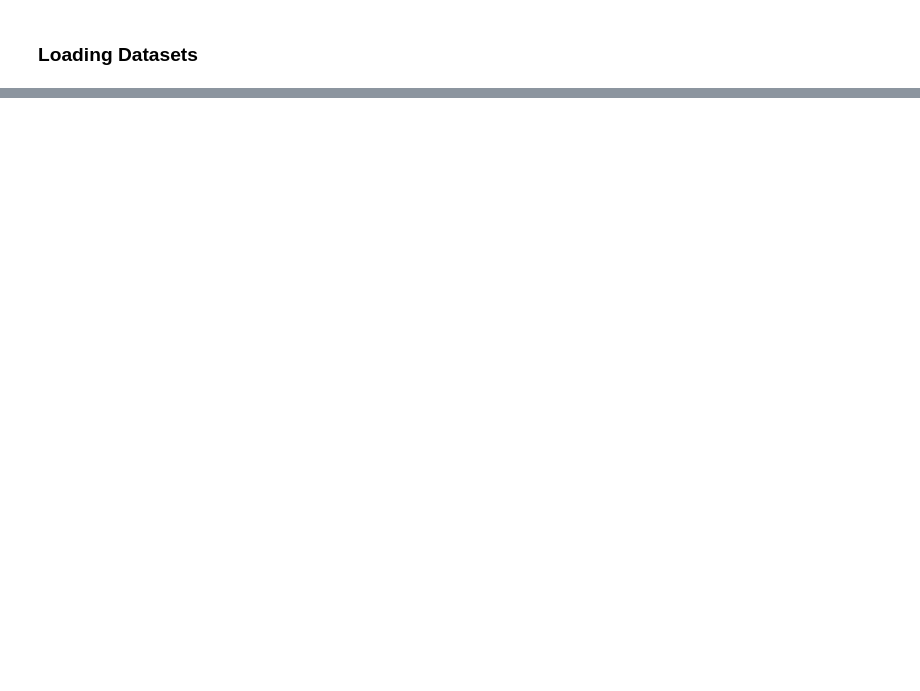
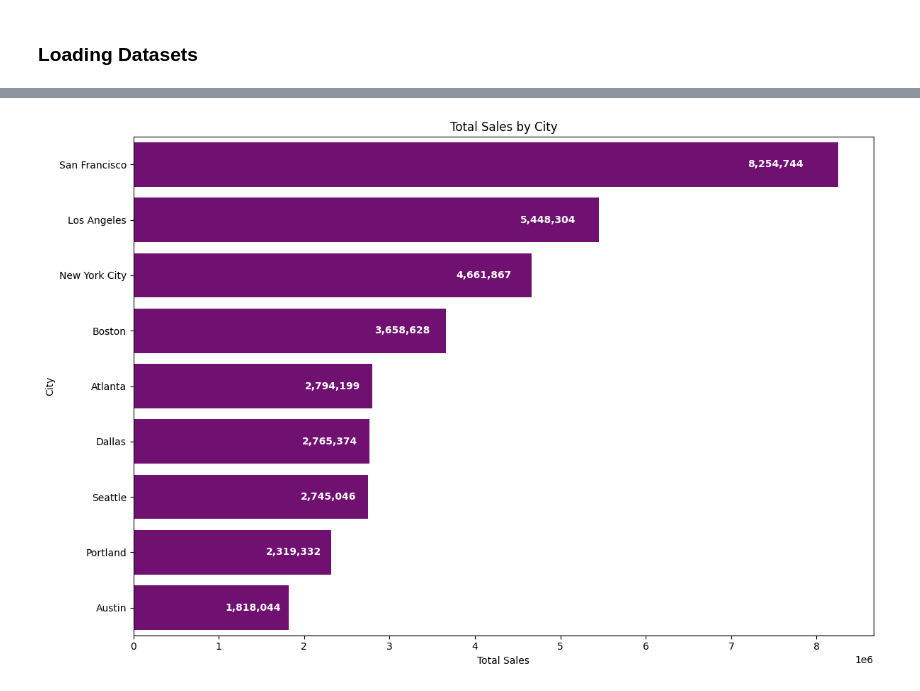
Before and after one commit to Josiegithub/Capstone-Project-Sales-Analysis, a Jupyter notebook: Sales Analysis Project.ipynb, the cells around one changed output, grey strips where cells are left out. Cells and saved outputs as stored; diff of their text form; code cells hidden in the pictures; blank space fills up the shorter version.

```diff
--- a/Sales Analysis Project.ipynb
+++ b/Sales Analysis Project.ipynb
@@ -41,0 +690,23 @@ DRIVER={SQL Server};SERVER=None;DATABASE=None;UID=None;PWD=None
+# %%
+import seaborn as sns
+import matplotlib.pyplot as plt
+
+# Aggregate Total Sales by City
+city_sales = Merged_df1_cleaned.groupby('City')['Total Sales'].sum().reset_index()
+
+# Transposed Bar Plot
+plt.figure(figsize=(12, 8))
+bar_plot = sns.barplot(x='Total Sales', y='City', data=city_sales.sort_values(by='Total Sales', ascending=False), palette=['purple'])
+
+# Add labels inside each bar
+for index, (value, city) in enumerate(zip(city_sales.sort_values(by='Total Sales', ascending=False)['Total Sales'], city_sales.sort_values(by='Total Sales', ascending=False)['City'])):
+    bar_plot.text(value - (value * 0.05), index, f'{value:,.0f}', va='center', ha='right', color='white', fontsize=10, fontweight='bold')
+
+
+plt.title('Total Sales by City')
+plt.xlabel('Total Sales')
+plt.ylabel('City')
+plt.tight_layout()  # Adjust layout to make room for labels
+plt.show()
+# %% [output]
+[figure, added]
```
Also changed, not shown: parts of 69 cells of this notebook, 3 other files.
